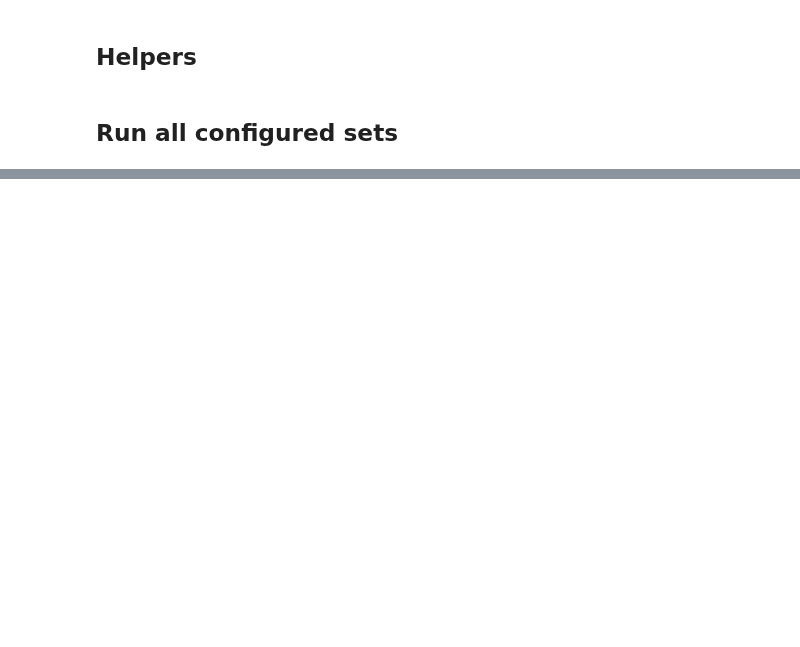
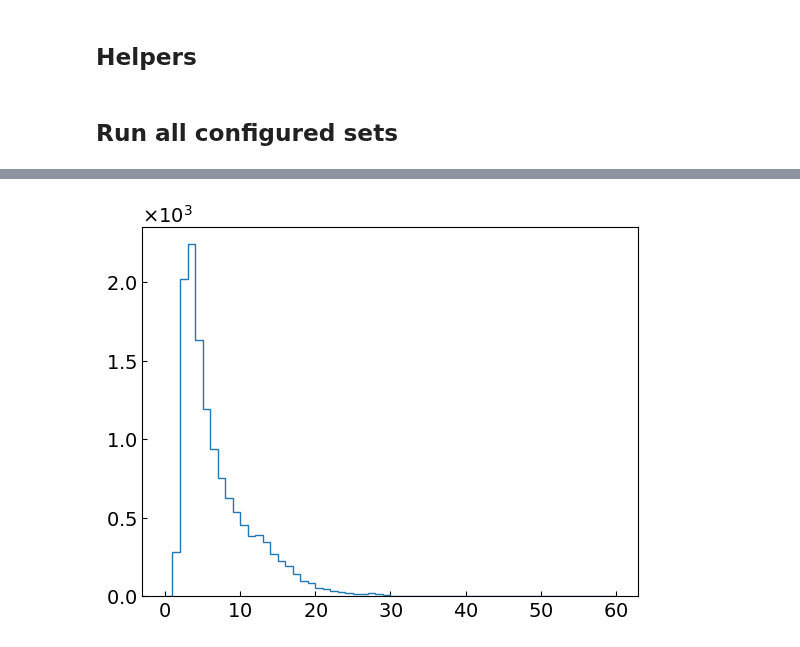
Before and after one commit to wjdanswjddl/cafpyana, a Jupyter notebook: analysis_village/numucc_1p0pi/notebooks/selected_xsec_overlay.ipynb, the cells around one changed output, grey strips where cells are left out. Cells and saved outputs as stored; diff of their text form; code cells hidden in the pictures; blank space fills up the shorter version.

```diff
--- a/analysis_village/numucc_1p0pi/notebooks/selected_xsec_overlay.ipynb
+++ b/analysis_village/numucc_1p0pi/notebooks/selected_xsec_overlay.ipynb
@@ -183,0 +336,17 @@ print('\nDone in', datetime.now() - t0)
+# %%
+plot_set = PLOT_SETS[1]
+print(plot_set)
+
+tag = plot_set['tag']
+out_dir = plot_set['output_dir']
+print('\n' + '=' * 72)
+print('Plot set:', tag)
+print('  MC:  ', plot_set['mc_dir'])
+print('  data:', plot_set['data_dir'])
+if save_fig:
+    makedirs(out_dir, exist_ok=True)
+    print('  saving ->', out_dir)
+
+mc_evt, mc_hdr = load_sample(plot_set['mc_dir'], plot_set['mc_filename_str'])
+data_evt, data_hdr = load_sample(plot_set['data_dir'], plot_set['data_filename_str'])
+pot_label = setup_pot_weights(mc_evt, mc_hdr, data_evt, data_hdr)
@@ -183,0 +369,11 @@ print('\nDone in', datetime.now() - t0)
+# %%
+score_tag = ""
+chimu_avg = avg_chi2(data_evt.mu, f"chi2_muon{score_tag}")
+# %%
+var = data_evt.mu.pfp.trk.chi2pid.I2.chi2_muon
+var = chimu_avg
+bins = np.linspace(0, 60, 61)
+plt.hist(var, bins=bins, histtype='step')
+plt.show()
+# %% [output]
+[figure, added]
```
Also changed, not shown: parts of 10 cells of this notebook, 3 other files.
